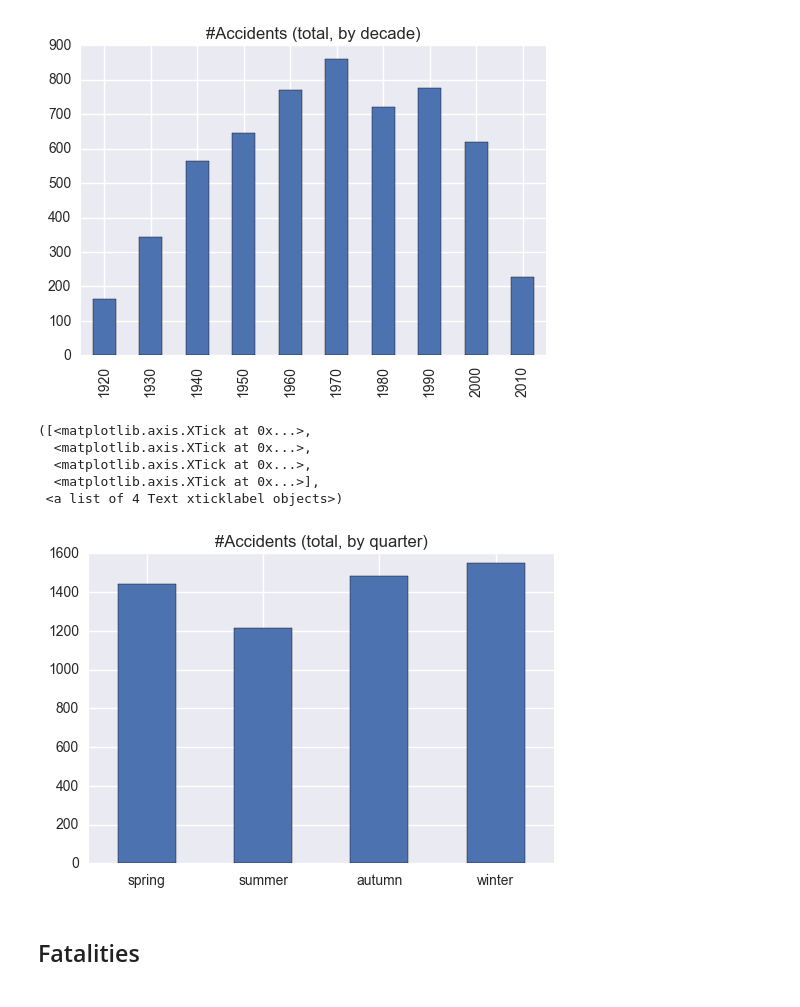
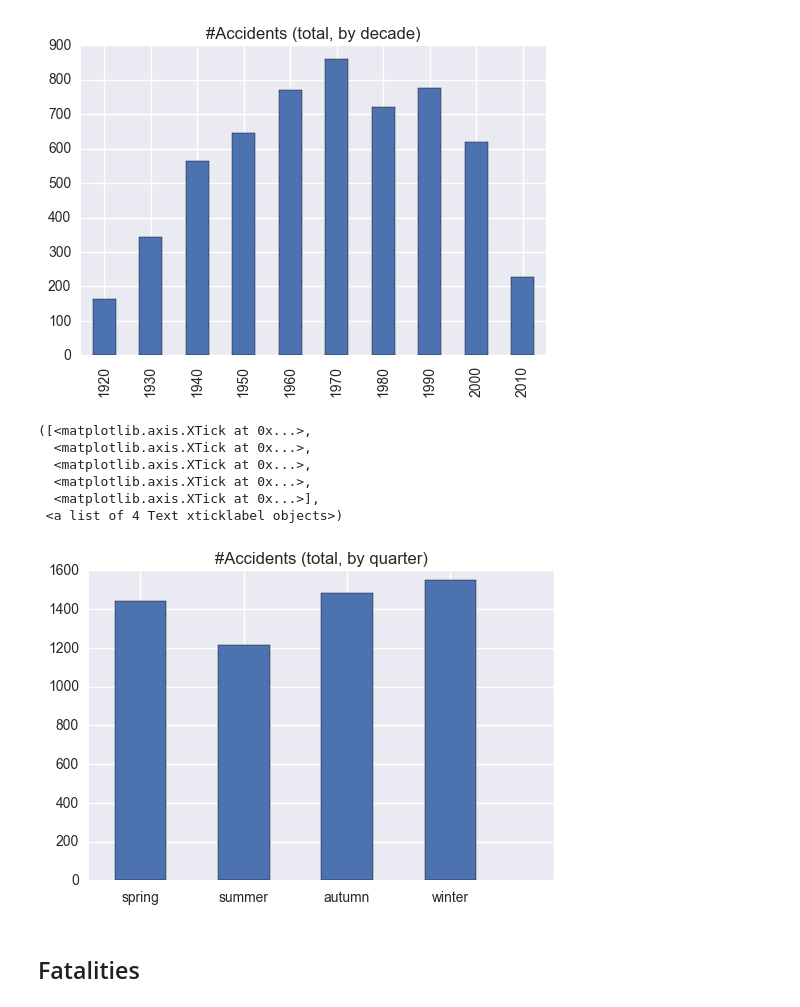
Before and after one commit to DanilBaibak/crash_planes, a Jupyter notebook: planecrashinfo.ipynb, the cells around one changed output. Cells and saved outputs as stored; diff of their text form; code cells hidden in the pictures.

```diff
--- a/planecrashinfo.ipynb
+++ b/planecrashinfo.ipynb
@@ -72,6 +46 @@ from sklearn.feature_extraction.text import TfidfVectorizer
-# %%
-vect = TfidfVectorizer(stop_words='english', ngram_range=(1, 2))
-df.Summary.fillna('', inplace=True)
-
-X = vect.fit_transform(df[df.Summary.notnull()].Summary)
 # %% [markdown]
@@ -117,9 +47,0 @@ Number of clusters: 2; Counter({4: 3570, 1: 769, 6: 639, 5: 231, 0: 227, 3: 215,
-# %%
-df['Summary_cluster'] = clusters
-# 0 - while en route
-# 1 - weather?
-# 2 - Crashed on takeoff
-# 3 - Stuck / Crashed
-# 4 - ??
-# 5 - The cargo plane
-# 6  - after taking off
@@ -144,2 +47,0 @@ from nltk.corpus import stopwords
-# %%
-df.Summary.fillna('', inplace=True)
@@ -324,14 +92,15 @@ s.plot.bar(title='#Accidents (total, by decade)')
 # %%
 s = df.groupby((df.index.quarter)).size()
 s.plot.bar(title='#Accidents (total, by quarter)')
-plt.xticks([0, 1, 2, 3], ['spring', 'summer', 'autumn', 'winter'], rotation='horizontal')
+plt.xticks(range(5), ['spring', 'summer', 'autumn', 'winter'], rotation='horizontal')
 # %% [output]
 ([<matplotlib.axis.XTick at 0x...>,
+  <matplotlib.axis.XTick at 0x...>,
   <matplotlib.axis.XTick at 0x...>,
   <matplotlib.axis.XTick at 0x...>,
   <matplotlib.axis.XTick at 0x...>],
  <a list of 4 Text xticklabel objects>)
-[figure, old version]
+[figure, new version]
 # %% [markdown]
 ## Fatalities
 # %%
```
Also changed, not shown: parts of 40 cells of this notebook.
